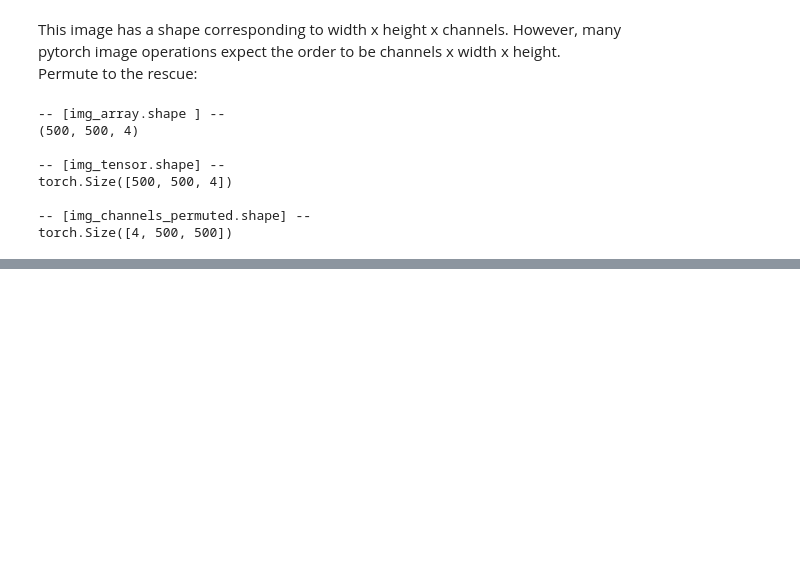
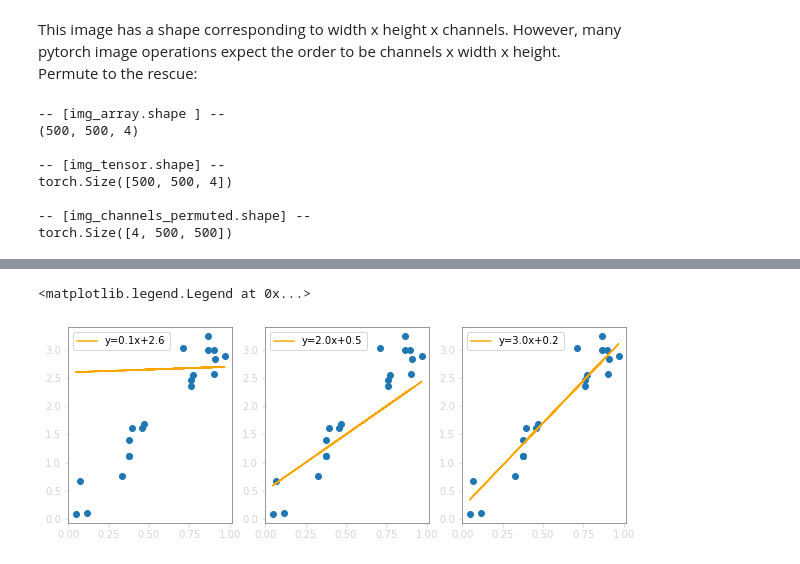
Before and after one commit to miketon/JupyterJeep, a Jupyter notebook: aiart/art_01_Intro_GradientDescent.ipynb, the cells around one changed output, grey strips where cells are left out. Cells and saved outputs as stored; diff of their text form; code cells hidden in the pictures; blank space fills up the shorter version.

```diff
--- a/aiart/art_01_Intro_GradientDescent.ipynb
+++ b/aiart/art_01_Intro_GradientDescent.ipynb
@@ -769,0 +869,21 @@ torch.Size([4, 500, 500])
+# %%
+#@title Comparing Lines
+fig, axs = plt.subplots(1,3, figsize=(10, 3.6))
+
+axs[0].scatter(x,y)
+# randomly guessing a=0.1 and b=2.6
+axs[0].plot(x, 0.1*x + 2.6, label='y=0.1x+2.6', c='orange')
+axs[0].legend()
+
+axs[1].scatter(x,y)
+# randomly guessing a=2.0 and b=0.5
+axs[1].plot(x, 2.0*x + 0.5, label='y=2.0x+0.5', c='orange')
+axs[1].legend()
+
+axs[2].scatter(x,y)
+# DEBUG overfit by plugging in [y = ax + b + noise] where a=3.0 and b=0.2
+axs[2].plot(x, 3.0*x + 0.2, label='y=3.0x+0.2', c='orange')
+axs[2].legend()
+# %% [output]
+<matplotlib.legend.Legend at 0x...>
+[figure, added]
```
Also changed, not shown: parts of 24 cells of this notebook.
